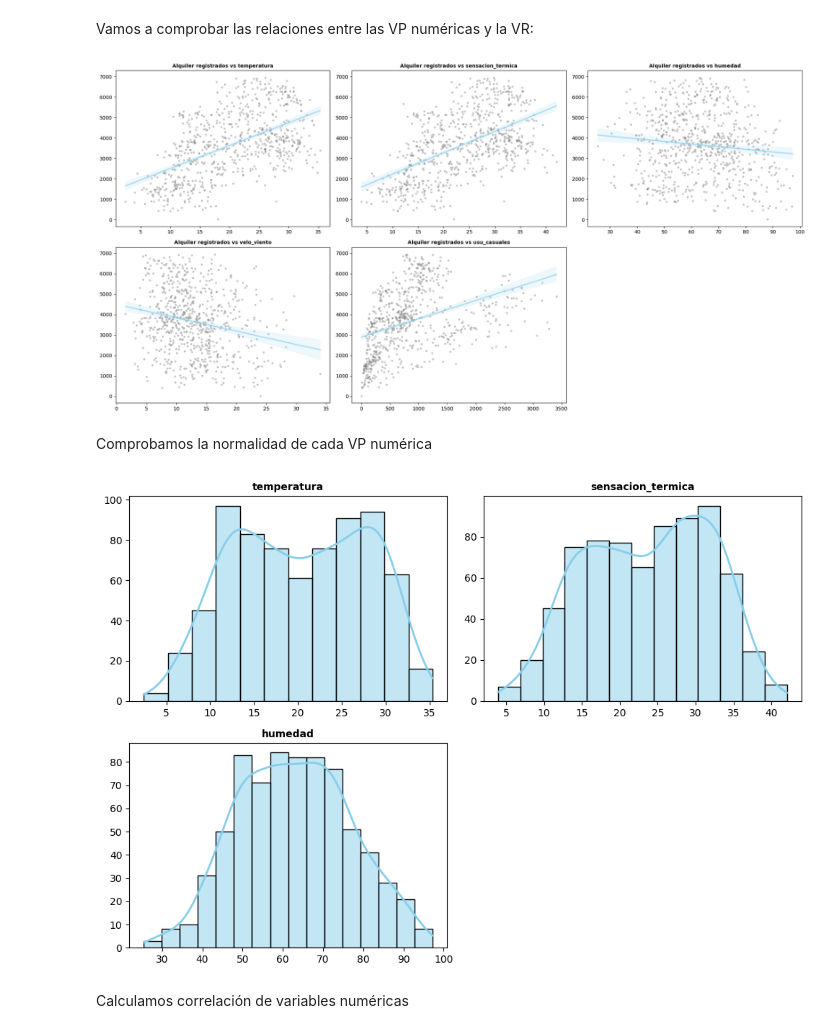
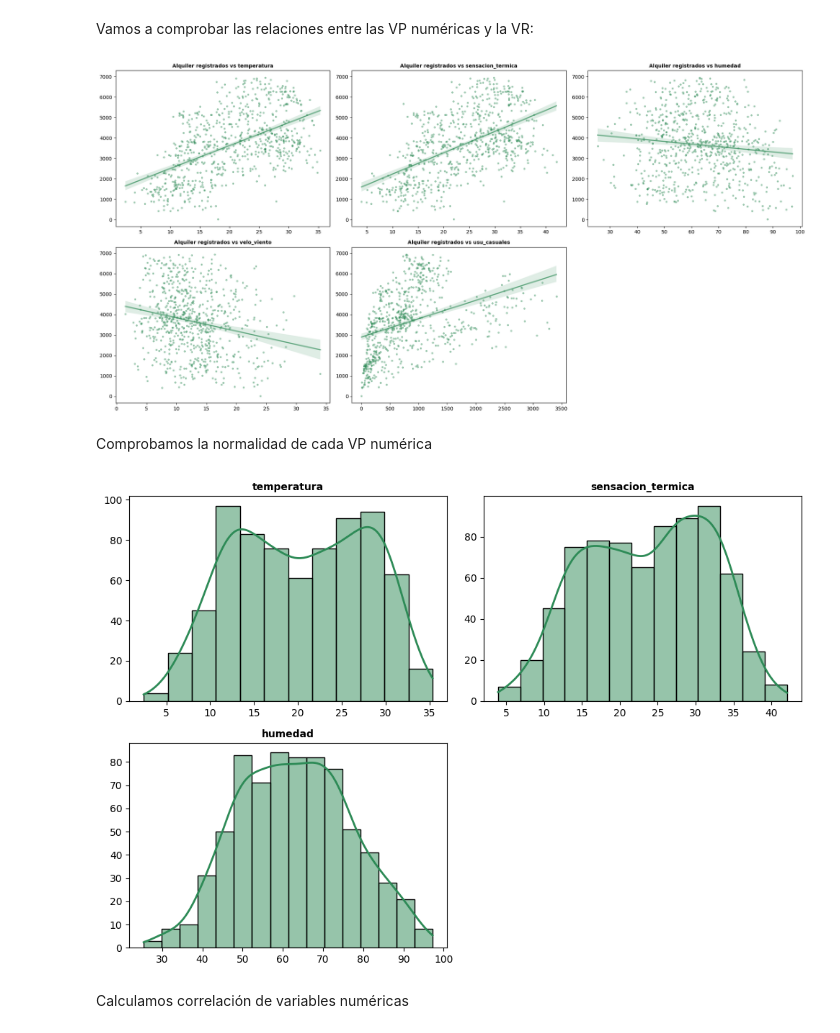
Before and after one commit to GriselleAlanis/project-da-promoE-module3-team1, a Jupyter notebook: Modelo_1_registrados/Visualizaciones_reg.ipynb, the cells around one changed output. Cells and saved outputs as stored; diff of their text form; code cells hidden in the pictures.

```diff
--- a/Modelo_1_registrados/Visualizaciones_reg.ipynb
+++ b/Modelo_1_registrados/Visualizaciones_reg.ipynb
@@ -44,10 +46,10 @@ for i, colum in enumerate(columnas_numeric):
     sns.regplot(
         x = df[colum],
         y = df["usu_registrados"],
-        color = "gray",
+        color = "seagreen",
         marker = ".",
         scatter_kws = {"alpha": 0.4},
-        line_kws = {"color": "skyblue", "alpha": 0.7 },
+        line_kws = {"color": "seagreen", "alpha": 0.7 },
         ax = axes[i])
 
     axes[i].set_title(f"Alquiler registrados vs {colum}", fontsize = 10, fontweight = "bold")
@@ -58,33 +60,33 @@ fig.tight_layout()
 fig.delaxes(axes[-1])
 plt.savefig("../img/distribucion_numericas_registrados.png");
 # %% [output]
-[figure, old version]
+[figure, new version]
 # %% [markdown]
 Comprobamos la normalidad de cada VP numérica
 # %%
 fig, axes = plt.subplots(nrows = 2, ncols = 2, figsize = (10, 7))
 axes = axes.flat
 
 num = df.select_dtypes(include = np.number).columns
 num = num.drop(["usu_registrados", "usu_casuales"])
 
 for i, colum in enumerate(num):
     sns.histplot(
         data = df,
         x = colum,
         kde = True,
-        color = "skyblue",
+        color = "seagreen",
         line_kws = {"linewidth": 2},
         alpha = 0.5,
         ax = axes[i])
     axes[i].set_title(colum, fontsize = 10, fontweight = "bold")
     axes[i].set_xlabel("")
     axes[i].set_ylabel("")
     fig.tight_layout()
 fig.delaxes(axes[-1])
 plt.savefig("../img/distribucion_numericas.png");
 # %% [output]
-[figure, old version]
+[figure, new version]
 # %% [markdown]
 Calculamos correlación de variables numéricas
 # %%
```
Also changed, not shown: parts of 5 cells of this notebook.
